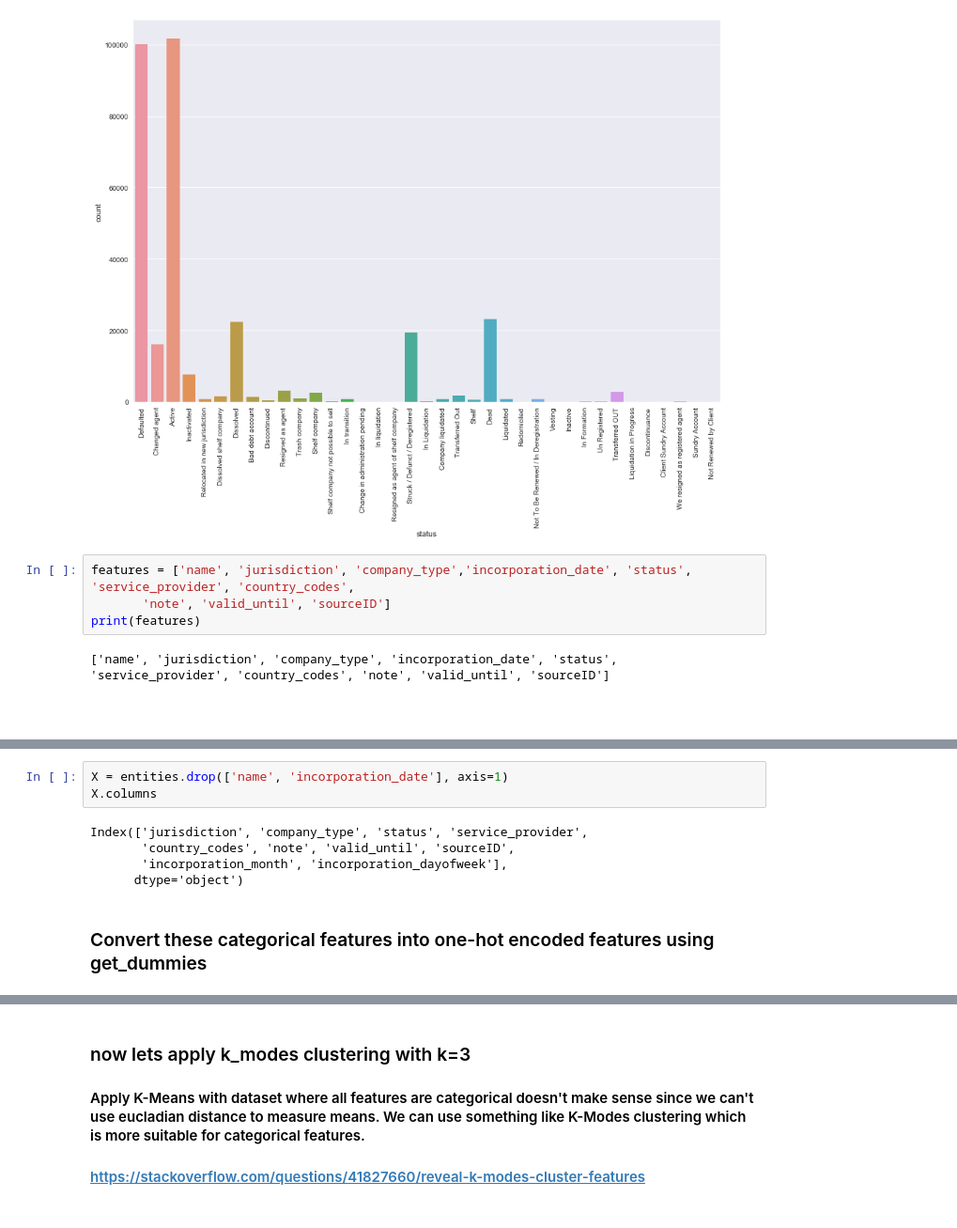
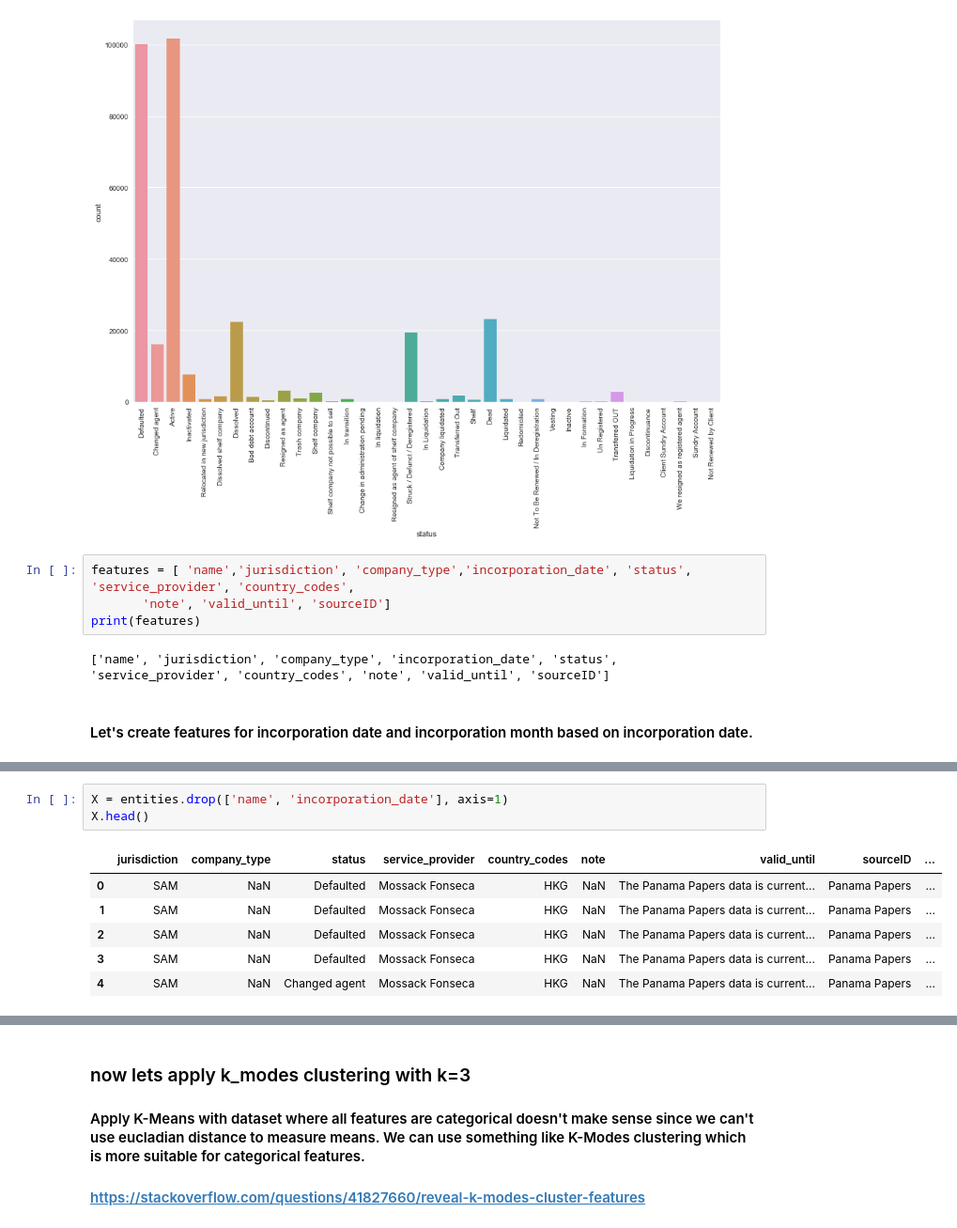
Before and after one commit to DaveDCGIS/panama-papers, a Jupyter notebook: PanamaPapersAnalysis.ipynb, the cells around one changed output, grey strips where cells are left out. Shown: that part at 94% size. Saved outputs shown, nothing was run; the diff lists cells and outputs as text.

```diff
--- a/PanamaPapersAnalysis.ipynb
+++ b/PanamaPapersAnalysis.ipynb
@@ -144,13 +144,13 @@ g.set_xticklabels(g.get_xticklabels(), rotation=90);
 # %% [output]
 [figure]
 # %%
-features = ['name', 'jurisdiction', 'company_type','incorporation_date', 'status', 'service_provider', 'country_codes',
+features = [ 'name','jurisdiction', 'company_type','incorporation_date', 'status', 'service_provider', 'country_codes',
        'note', 'valid_until', 'sourceID']
 print(features)
 # %% [output]
 ['name', 'jurisdiction', 'company_type', 'incorporation_date', 'status', 'service_provider', 'country_codes', 'note', 'valid_until', 'sourceID']
-# %% [markdown]
-###
+# %% [markdown]
+#### Let's create features for incorporation date and incorporation month based on incorporation date.
 # %%
 entities = entities[features]
 
@@ -170,11 +170,11 @@ entities.head()
 | 4 | FORTUNEMAKER INVESTMENTS CORPORATION | SAM | NaN | 2006-04-19 | Changed agent | Mossack Fonseca | HKG | ... |
 # %%
 X = entities.drop(['name', 'incorporation_date'], axis=1)
-X.columns
+X.head()
 # %% [output]
-Index(['jurisdiction', 'company_type', 'status', 'service_provider',
-       'country_codes', 'note', 'valid_until', 'sourceID',
-       'incorporation_month', 'incorporation_dayofweek'],
-      dtype='object')
+|  | jurisdiction | company_type | status | service_provider | country_codes | note | valid_until | sourceID | ... |
+| 0 | SAM | NaN | Defaulted | Mossack Fonseca | HKG | NaN | The Panama Papers data is current... | Panama Papers | ... |
+| 1 | SAM | NaN | Defaulted | Mossack Fonseca | HKG | NaN | The Panama Papers data is current... | Panama Papers | ... |
+| 2 | SAM | NaN | Defaulted | Mossack Fonseca | HKG | NaN | The Panama Papers data is current... | Panama Papers | ... |
+| 3 | SAM | NaN | Defaulted | Mossack Fonseca | HKG | NaN | The Panama Papers data is current... | Panama Papers | ... |
+| 4 | SAM | NaN | Changed agent | Mossack Fonseca | HKG | NaN | The Panama Papers data is current... | Panama Papers | ... |
-# %% [markdown]
-### Convert these categorical features into one-hot encoded features using get_dummies
```
Also changed, not shown: parts of 12 cells of this notebook.
